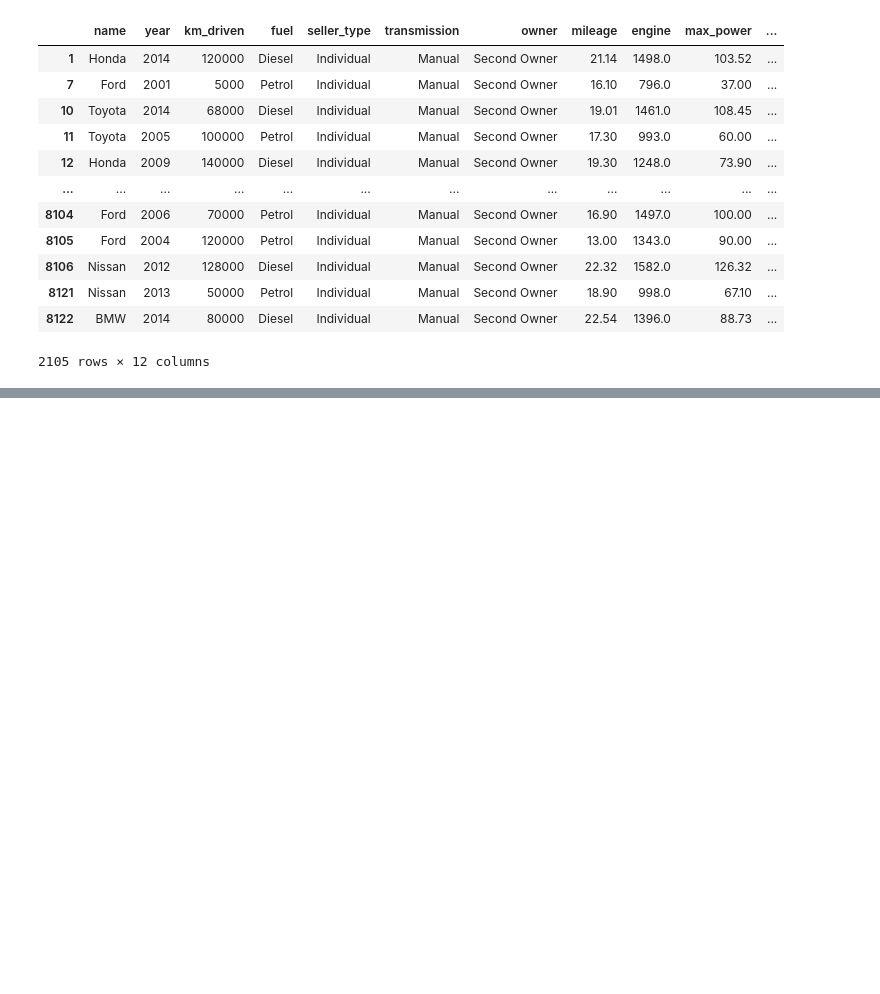
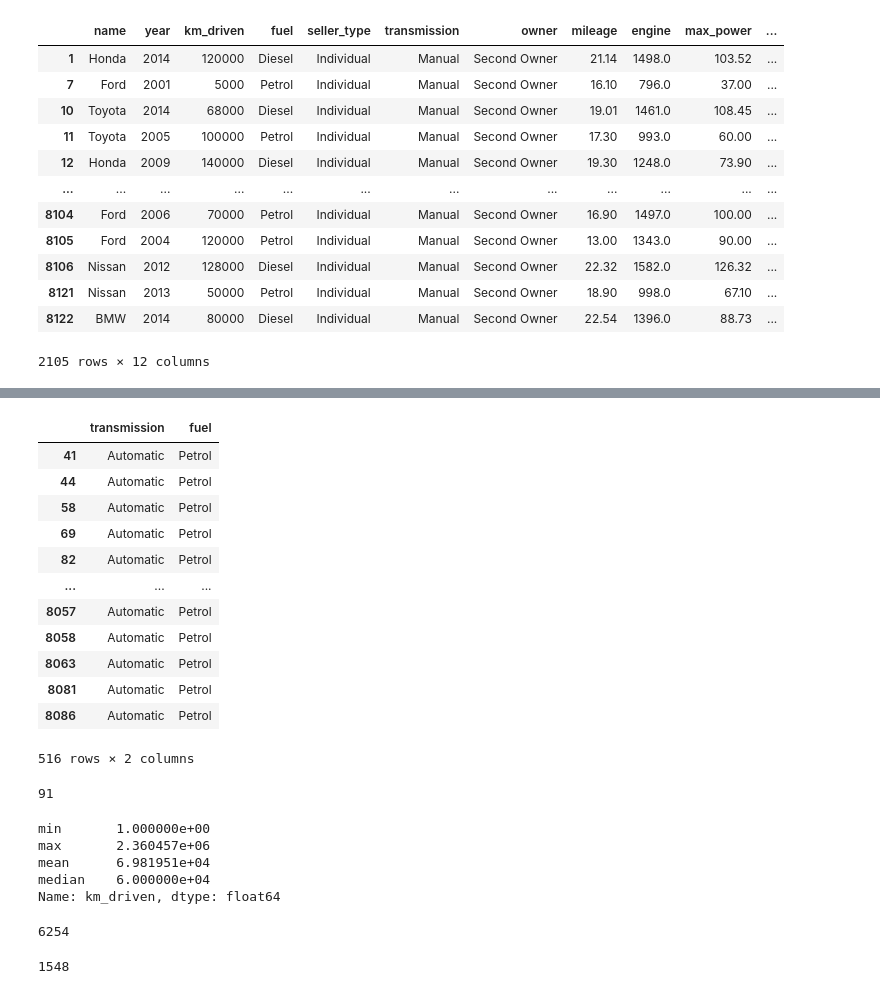
Before and after one commit to MohamedAbdelmaboud/ML, a Jupyter notebook: Pandas/pandas.ipynb, the cells around one changed output, grey strips where cells are left out. Saved outputs shown, nothing was run; the diff lists cells and outputs as text; code cells hidden in the pictures; blank space fills up the shorter version.

```diff
--- a/Pandas/pandas.ipynb
+++ b/Pandas/pandas.ipynb
@@ -350,0 +473,41 @@ df[filt]
+# %%
+filt=(df['transmission'] == 'Automatic') & (df['fuel'] == 'Petrol')
+df.loc[filt,['transmission','fuel']] # take care the condition in the fisrt
+# %% [output]
+|  | transmission | fuel |
+| 41 | Automatic | Petrol |
+| 44 | Automatic | Petrol |
+| 58 | Automatic | Petrol |
+| 69 | Automatic | Petrol |
+| 82 | Automatic | Petrol |
+| ... | ... | ... |
+| 8057 | Automatic | Petrol |
+| 8058 | Automatic | Petrol |
+| 8063 | Automatic | Petrol |
+| 8081 | Automatic | Petrol |
+| 8086 | Automatic | Petrol |
+516 rows × 2 columns
+# %%
+# result=trans_group.get_group(('Automatic','Petrol'))   --> group (Auto,Petrol)
+result['name'].value_counts().loc['BMW']  # i need how many BMW are AUTO and PETROL
+# %% [output]
+91
+# %%
+df['km_driven'].agg(['min','max','mean','median'])
+# %% [output]
+min       1.000000e+00
+max       2.360457e+06
+mean      6.981951e+04
+median    6.000000e+04
+Name: km_driven, dtype: float64
+# %%
+# cars  seates greater than 5
+filt=df['seats'] == 5
+df.loc[filt,'seats'].count() # sum جمع & count تعد
+# %% [output]
+6254
+# %%
+condition=(df['name']=='BMW')
+df.loc[condition,'name'].count()
+# %% [output]
+1548
```
Also changed, not shown: parts of 17 cells of this notebook, 1 other file.
